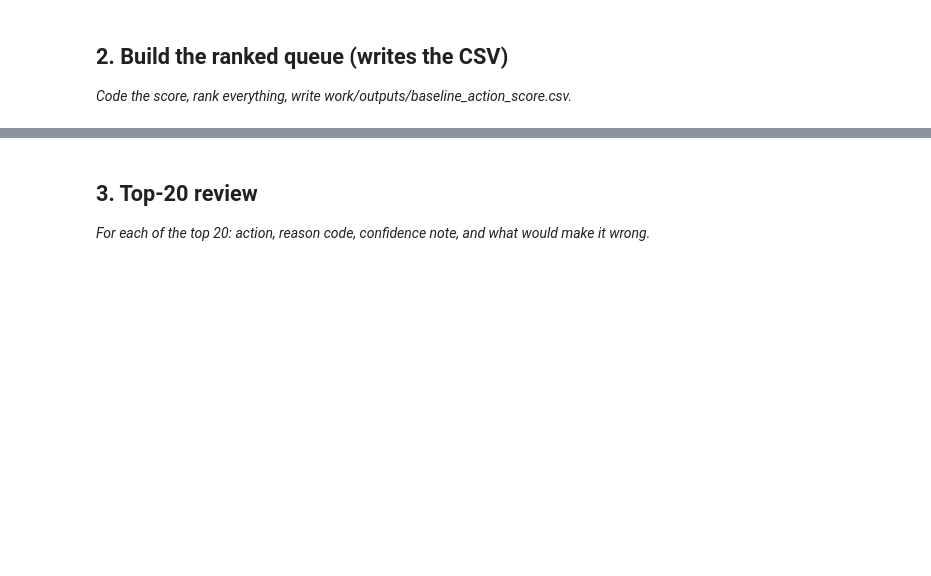
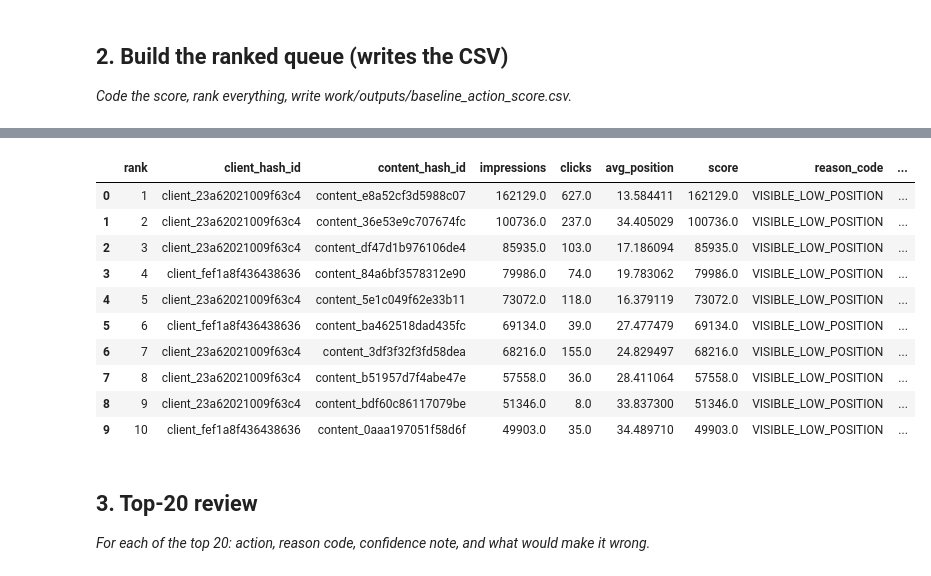
Before and after one commit to TEJAS7356/flyrank-ml-internship, a Jupyter notebook: work/notebooks/w04_baseline_score.ipynb, the cells around one changed output, grey strips where cells are left out. Saved outputs shown, nothing was run; the diff lists cells and outputs as text; code cells hidden in the pictures; blank space fills up the shorter version.

```diff
--- a/work/notebooks/w04_baseline_score.ipynb
+++ b/work/notebooks/w04_baseline_score.ipynb
@@ -15,0 +43,8 @@ This skeleton is yours to fill. Work the sections **in order** — each one has
+# %%
+REL = "hf://datasets/FlyRank/internship-warehouse"
+
+FACT = f"{REL}/fact_content_daily_performance"
+FEB = f"read_parquet('{FACT}/month=2026-02/*.parquet')"
+MAR = f"read_parquet('{FACT}/month=2026-03/*.parquet')"
+
+print("February and March data paths are ready!")
@@ -22,0 +137,67 @@ This skeleton is yours to fill. Work the sections **in order** — each one has
+# %%
+# This cell is for CODE (numbers, a query, a check).
+# Write your text answer in the cell ABOVE this one — typing sentences here breaks Run All.
+# Section 2: Build the baseline ranked queue
+
+import os
+
+# Aggregate daily records to one row per client and content item
+queue = con.sql(f"""
+    WITH content_summary AS (
+        SELECT
+            client_hash_id,
+            content_hash_id,
+            SUM(gsc_impressions) AS impressions,
+            SUM(gsc_clicks) AS clicks,
+            SUM(gsc_sum_position) * 1.0
+                / NULLIF(SUM(gsc_impressions), 0) AS avg_position
+        FROM {FEB}
+        WHERE gsc_data_available IS TRUE
+        GROUP BY client_hash_id, content_hash_id
+    ),
+    scored AS (
+        SELECT
+            *,
+            CASE
+                WHEN impressions >= 500
+                 AND avg_position >= 10
+                THEN impressions
+                ELSE 0
+            END AS score
+        FROM content_summary
+    )
+    SELECT
+        client_hash_id,
+        content_hash_id,
+        impressions,
+        clicks,
+        avg_position,
+        score,
+        CASE
+            WHEN score > 0 THEN 'VISIBLE_LOW_POSITION'
+            ELSE NULL
+        END AS reason_code,
+        CASE
+            WHEN score > 0 THEN 'REVIEW_SEARCH_PERFORMANCE'
+            ELSE 'NO_ACTION'
+        END AS action_label
+    FROM scored
+    ORDER BY score DESC, impressions DESC
+""").df()
+
+# Add ranking
+queue.insert(0, "rank", range(1, len(queue) + 1))
+
+# Write the required CSV
+os.makedirs("work/outputs", exist_ok=True)
+
+output_path = "work/outputs/baseline_action_score.csv"
+queue.to_csv(output_path, index=False)
+
+print("Ranked queue created successfully!")
+print("Total content items:", len(queue))
+print("Items flagged for review:", (queue["score"] > 0).sum())
+print("Saved to:", output_path)
+
+display(queue.head(10))
+# %% [output]
@@ -23,3 +208,14 @@ This skeleton is yours to fill. Work the sections **in order** — each one has
+|  | rank | client_hash_id | content_hash_id | impressions | clicks | avg_position | score | reason_code | ... |
+| 0 | 1 | client_23a62021009f63c4 | content_e8a52cf3d5988c07 | 162129.0 | 627.0 | 13.584411 | 162129.0 | VISIBLE_LOW_POSITION | ... |
+| 1 | 2 | client_23a62021009f63c4 | content_36e53e9c707674fc | 100736.0 | 237.0 | 34.405029 | 100736.0 | VISIBLE_LOW_POSITION | ... |
+| 2 | 3 | client_23a62021009f63c4 | content_df47d1b976106de4 | 85935.0 | 103.0 | 17.186094 | 85935.0 | VISIBLE_LOW_POSITION | ... |
+| 3 | 4 | client_fef1a8f436438636 | content_84a6bf3578312e90 | 79986.0 | 74.0 | 19.783062 | 79986.0 | VISIBLE_LOW_POSITION | ... |
+| 4 | 5 | client_23a62021009f63c4 | content_5e1c049f62e33b11 | 73072.0 | 118.0 | 16.379119 | 73072.0 | VISIBLE_LOW_POSITION | ... |
+| 5 | 6 | client_fef1a8f436438636 | content_ba462518dad435fc | 69134.0 | 39.0 | 27.477479 | 69134.0 | VISIBLE_LOW_POSITION | ... |
+| 6 | 7 | client_23a62021009f63c4 | content_3df3f32f3fd58dea | 68216.0 | 155.0 | 24.829497 | 68216.0 | VISIBLE_LOW_POSITION | ... |
+| 7 | 8 | client_23a62021009f63c4 | content_b51957d7f4abe47e | 57558.0 | 36.0 | 28.411064 | 57558.0 | VISIBLE_LOW_POSITION | ... |
+| 8 | 9 | client_23a62021009f63c4 | content_bdf60c86117079be | 51346.0 | 8.0 | 33.837300 | 51346.0 | VISIBLE_LOW_POSITION | ... |
+| 9 | 10 | client_fef1a8f436438636 | content_0aaa197051f58d6f | 49903.0 | 35.0 | 34.489710 | 49903.0 | VISIBLE_LOW_POSITION | ... |
 # %% [markdown]
 ## 3. Top-20 review
 
```
Also changed, not shown: parts of 11 cells of this notebook.
